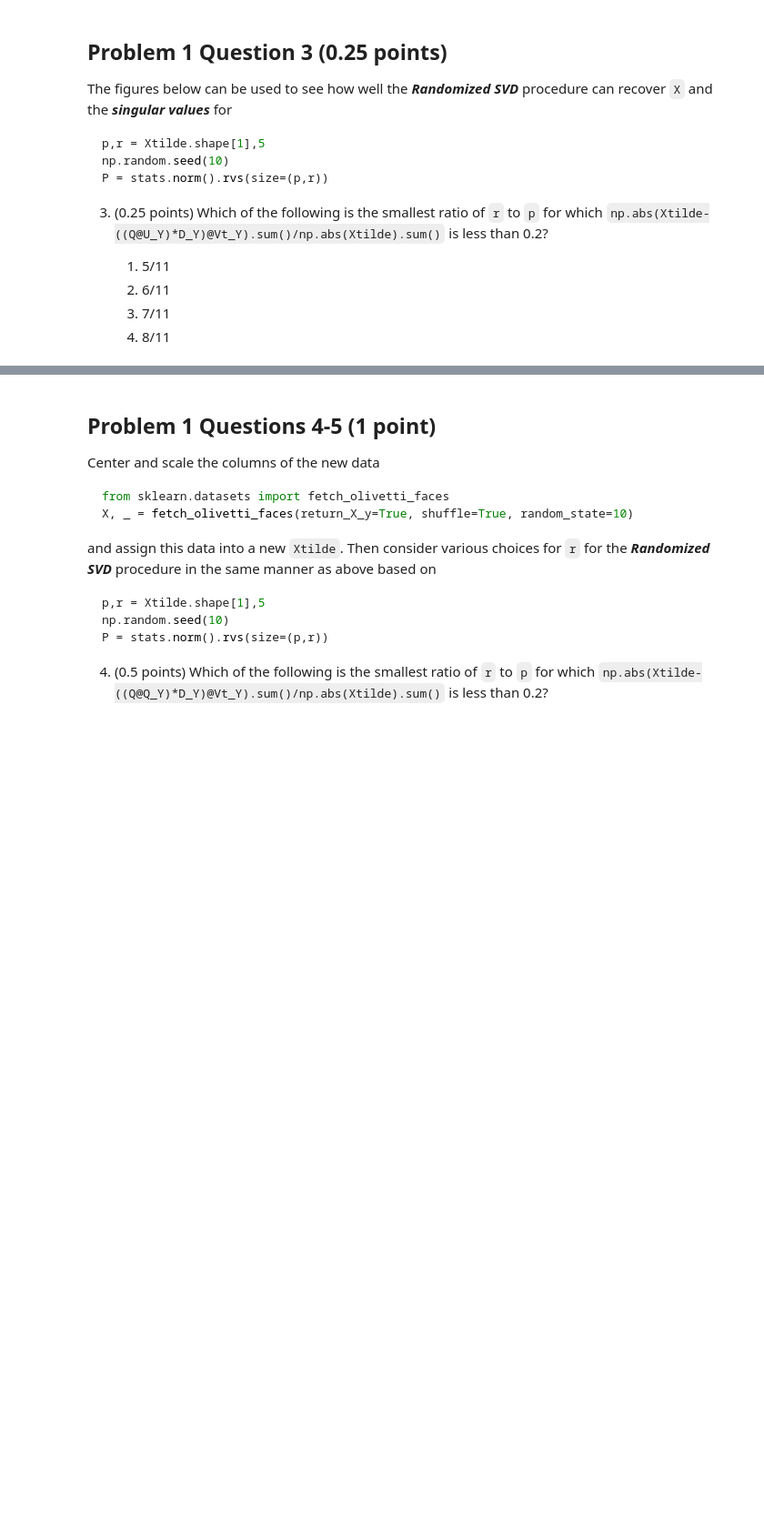
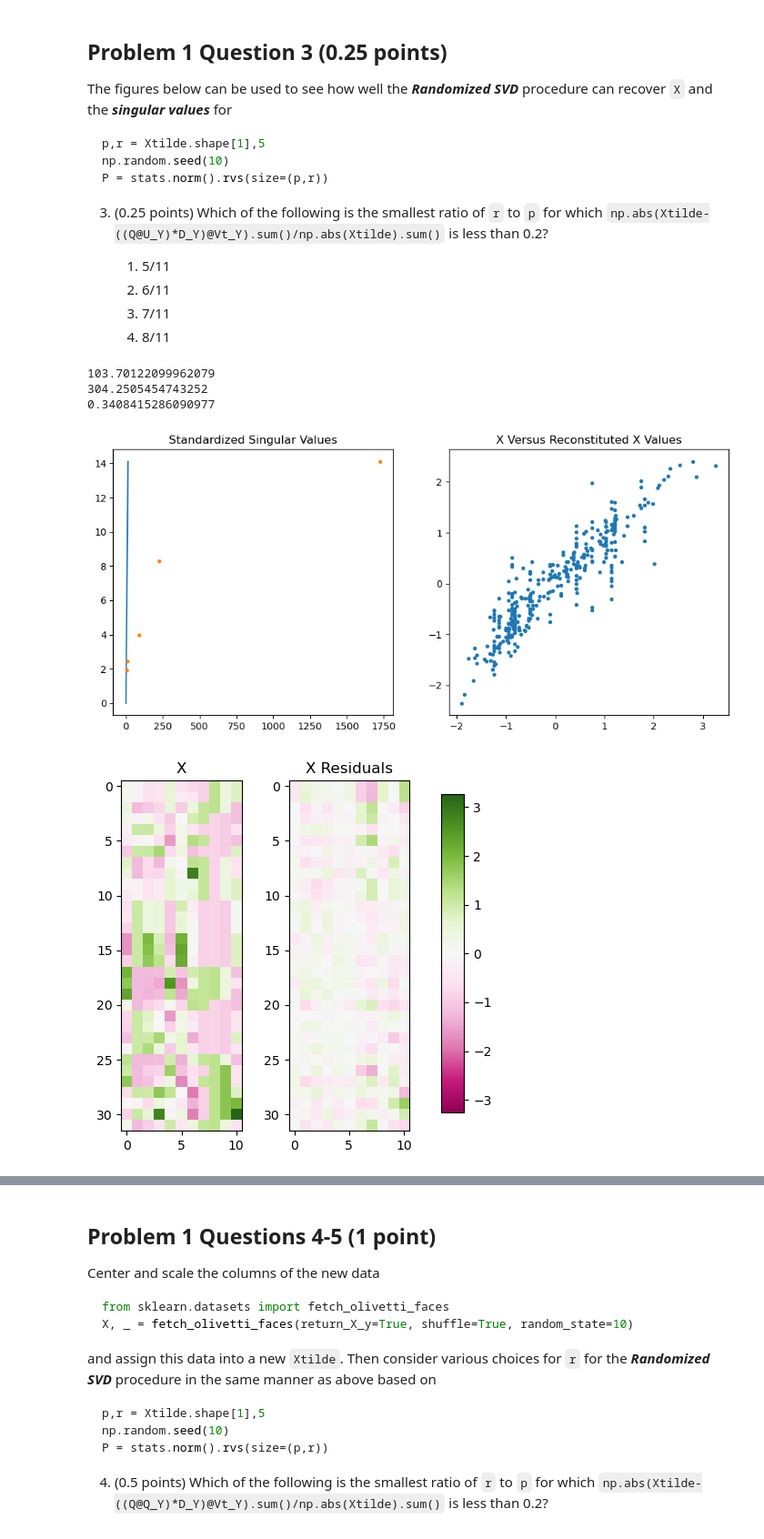
Before and after one commit to pointOfive/STA410_W24_StatisticalComputation, a Jupyter notebook: Week5/STA410_W24_Week5_Homework_RandomizedLinearAlgebra.ipynb, the cells around one changed output, grey strips where cells are left out. Shown at 91% size. Drawn from its saved outputs; the diff is of its cells as text; code cells hidden in the pictures; blank space fills up the shorter version.

```diff
--- a/Week5/STA410_W24_Week5_Homework_RandomizedLinearAlgebra.ipynb
+++ b/Week5/STA410_W24_Week5_Homework_RandomizedLinearAlgebra.ipynb
@@ -196,9 +202,12 @@ plt.plot(D,'.')
 # %%
 # 0.25 points each [format: matrix operations or results form appropriate function calls]
-Z = None # a matrix multiplication
-Q, R = None,None #None,None # Assign these using the imported `qr` function
-Y = None # None # a matrix multiplication
-U_Y, D_Y, Vt_Y = None,None,None # Assign these using the imported `svd` function with `full_matrices=False`
+p,r = Xtilde.shape[1],5
+np.random.seed(10)
+P = stats.norm().rvs(size=(p,r))
+Z = np.dot(Xtilde, P) # a matrix multiplication
+Q, R = qr(Z) #None,None # Assign these using the imported `qr` function
+Y = np.transpose(Q) @ Xtilde # None # a matrix multiplication
+U_Y, D_Y, Vt_Y = svd(Y, full_matrices=False) # Assign these using the imported `svd` function with `full_matrices=False`
 
 # All variables must be assigned values to avoid run time errors!
 # %%
@@ -239,19 +257,35 @@ p1q3 = None #<"A"|"B"|"C"|"D">
 
 # This cell will produce a runtime error until the `p1q3` variable is assigned a value
 # %%
+p,r = Xtilde.shape[1],5
+np.random.seed(10)
+P = stats.norm().rvs(size=(p,r))
+
+
 fig,ax = plt.subplots(1,2,figsize=(11.5,5))
 ax[0].plot([0,D_Y.max()],[0,D_Y.max()])
 ax[0].plot(D[:r],D_Y,'.'); ax[0].set_title("Standardized Singular Values")
 ax[1].plot(Xtilde.ravel(), (((Q@U_Y)*D_Y)@Vt_Y).ravel(),'.'); ax[1].set_title("X Versus Reconstituted X Values")
 
 fig,ax = plt.subplots(1,2,figsize=(5,5))
 fig.subplots_adjust(right=0.8)
 im = ax[0].imshow(Xtilde, cmap='PiYG', vmax=np.abs(Xtilde).max(), vmin=-np.abs(Xtilde).max()); ax[0].set_title("X")
 ax[1].imshow(Xtilde-(((Q@U_Y)*D_Y)@Vt_Y), cmap='PiYG', vmax=np.abs(Xtilde).max(), vmin=-np.abs(Xtilde).max())
 cbar_ax = fig.add_axes([0.85, 0.15, 0.05, 0.7]); ax[1].set_title("X Residuals")
 fig.colorbar(im, cax=cbar_ax)
 
-np.abs(Xtilde-((Q@U_Y)*D_Y)@Vt_Y).sum()/np.abs(Xtilde).sum()
+reconstructed = ((Q@U_Y)@np.diag(D_Y))@Vt_Y
+a = np.abs(Xtilde-reconstructed).sum()
+b = np.abs(Xtilde).sum()
+print(a)
+print(b)
+print(a/b)
+# %% [output]
+103.70122099962079
+304.2505454743252
+0.3408415286090977
+[figure, added]
+[figure, added]
 # %%
 # Cell for scratch work
 
```
Also changed, not shown: parts of 12 cells of this notebook, 1 other file.
